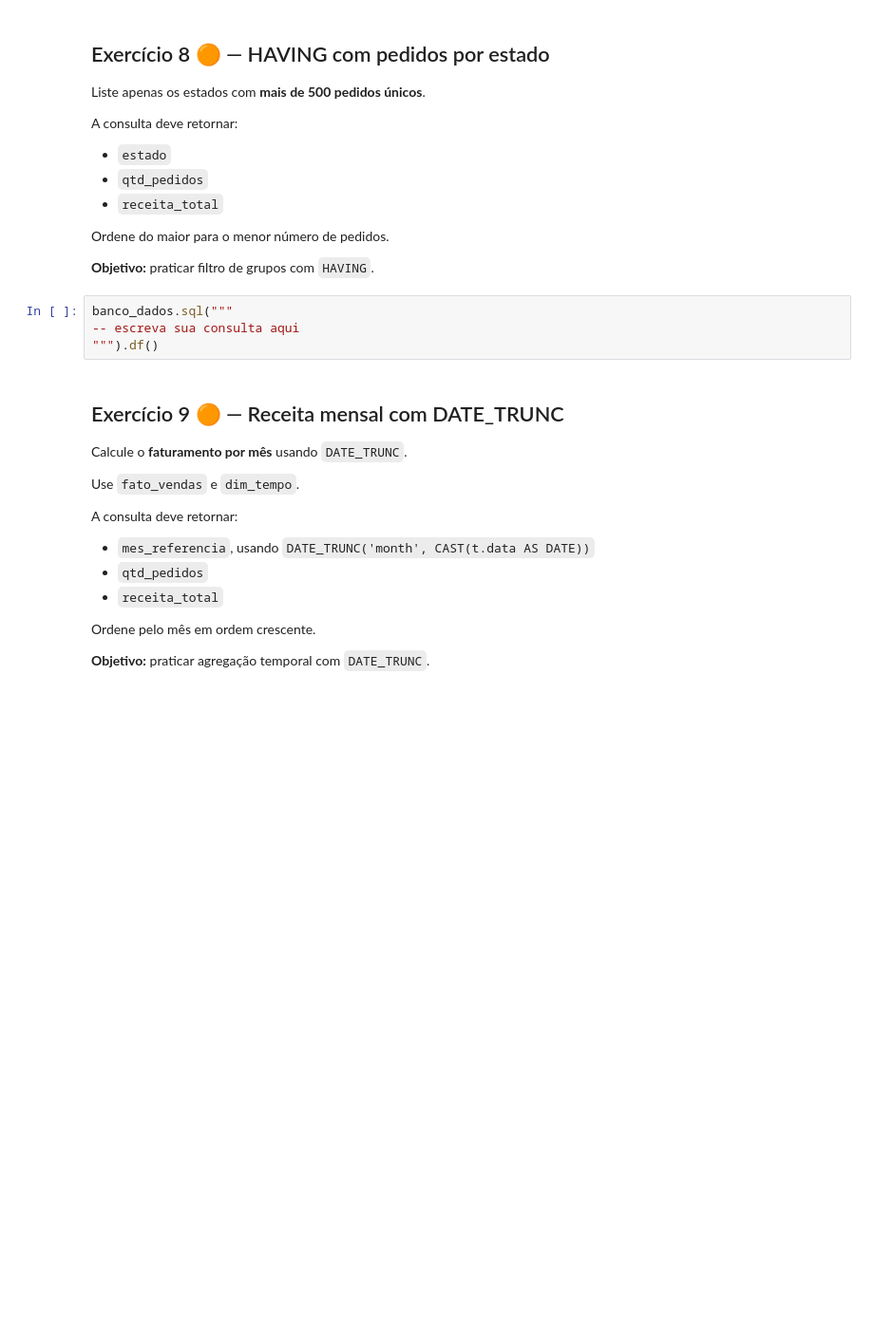
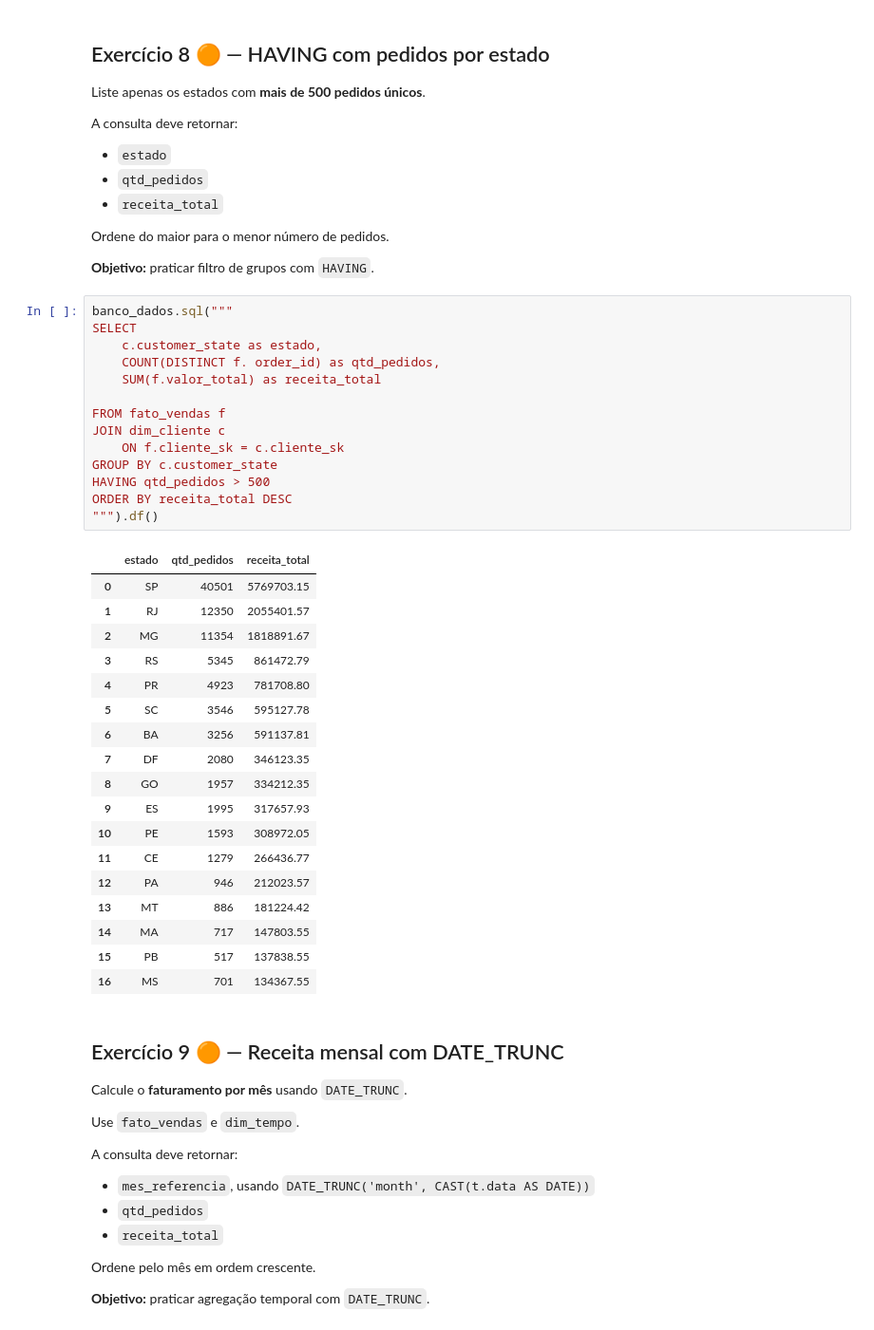
Before and after one commit to VictorHSaints/Semana_9, a Jupyter notebook: Exercício/Semana_9_Lista_Exercicios_SQLBásico.ipynb, the cells around one changed output. Shown at 95% size. Drawn from its saved outputs; the diff is of its cells as text; blank space fills up the shorter version.

```diff
--- a/Exercício/Semana_9_Lista_Exercicios_SQLBásico.ipynb
+++ b/Exercício/Semana_9_Lista_Exercicios_SQLBásico.ipynb
@@ -349,8 +432,37 @@ Ordene do maior para o menor número de pedidos.
 **Objetivo:** praticar filtro de grupos com `HAVING`.
 # %%
 banco_dados.sql("""
--- escreva sua consulta aqui
+SELECT
+    c.customer_state as estado,
+    COUNT(DISTINCT f. order_id) as qtd_pedidos,
+    SUM(f.valor_total) as receita_total
+
+FROM fato_vendas f
+JOIN dim_cliente c
+    ON f.cliente_sk = c.cliente_sk
+GROUP BY c.customer_state
+HAVING qtd_pedidos > 500
+ORDER BY receita_total DESC
 """).df()
+# %% [output]
+|  | estado | qtd_pedidos | receita_total |
+| 0 | SP | 40501 | 5769703.15 |
+| 1 | RJ | 12350 | 2055401.57 |
+| 2 | MG | 11354 | 1818891.67 |
+| 3 | RS | 5345 | 861472.79 |
+| 4 | PR | 4923 | 781708.80 |
+| 5 | SC | 3546 | 595127.78 |
+| 6 | BA | 3256 | 591137.81 |
+| 7 | DF | 2080 | 346123.35 |
+| 8 | GO | 1957 | 334212.35 |
+| 9 | ES | 1995 | 317657.93 |
+| 10 | PE | 1593 | 308972.05 |
+| 11 | CE | 1279 | 266436.77 |
+| 12 | PA | 946 | 212023.57 |
+| 13 | MT | 886 | 181224.42 |
+| 14 | MA | 717 | 147803.55 |
+| 15 | PB | 517 | 137838.55 |
+| 16 | MS | 701 | 134367.55 |
 # %% [markdown]
 ## Exercício 9 🟠 — Receita mensal com DATE_TRUNC
 
```
Also changed, not shown: parts of 5 cells of this notebook, 1 other file.
